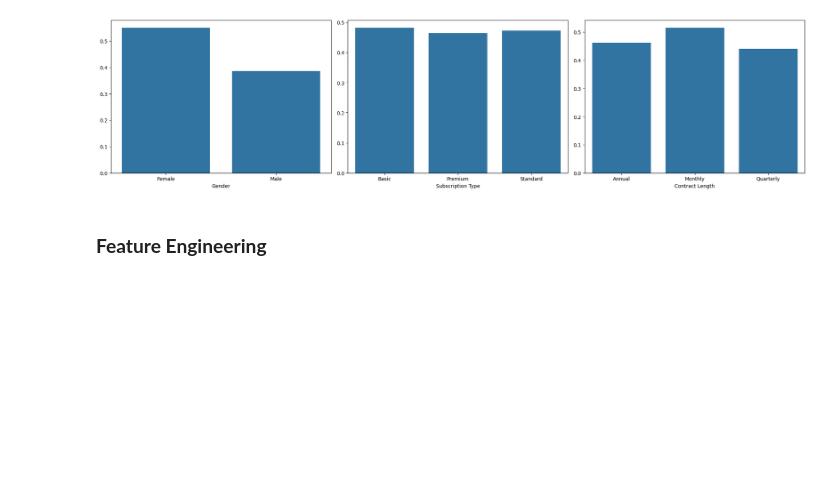
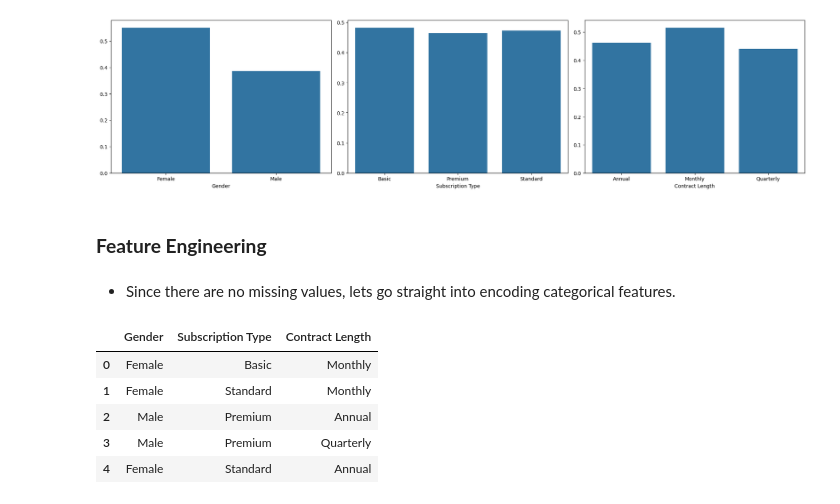
Before and after one commit to julsCadenas/DS-ML-Projects, a Jupyter notebook: CustomerChurnPrediction/notebooks/customer_churn_pred.ipynb, the cells around one changed output. Cells and saved outputs as stored; diff of their text form; code cells hidden in the pictures; blank space fills up the shorter version.

```diff
--- a/CustomerChurnPrediction/notebooks/customer_churn_pred.ipynb
+++ b/CustomerChurnPrediction/notebooks/customer_churn_pred.ipynb
@@ -259,0 +284,11 @@ categorical_churn(train_df, categorical_features)
+# %% [markdown]
+- Since there are no missing values, lets go straight into encoding categorical features.
+# %%
+train_df[categorical_features].head()
+# %% [output]
+|  | Gender | Subscription Type | Contract Length |
+| 0 | Female | Basic | Monthly |
+| 1 | Female | Standard | Monthly |
+| 2 | Male | Premium | Annual |
+| 3 | Male | Premium | Quarterly |
+| 4 | Female | Standard | Annual |
```
Also changed, not shown: parts of 18 cells of this notebook.
